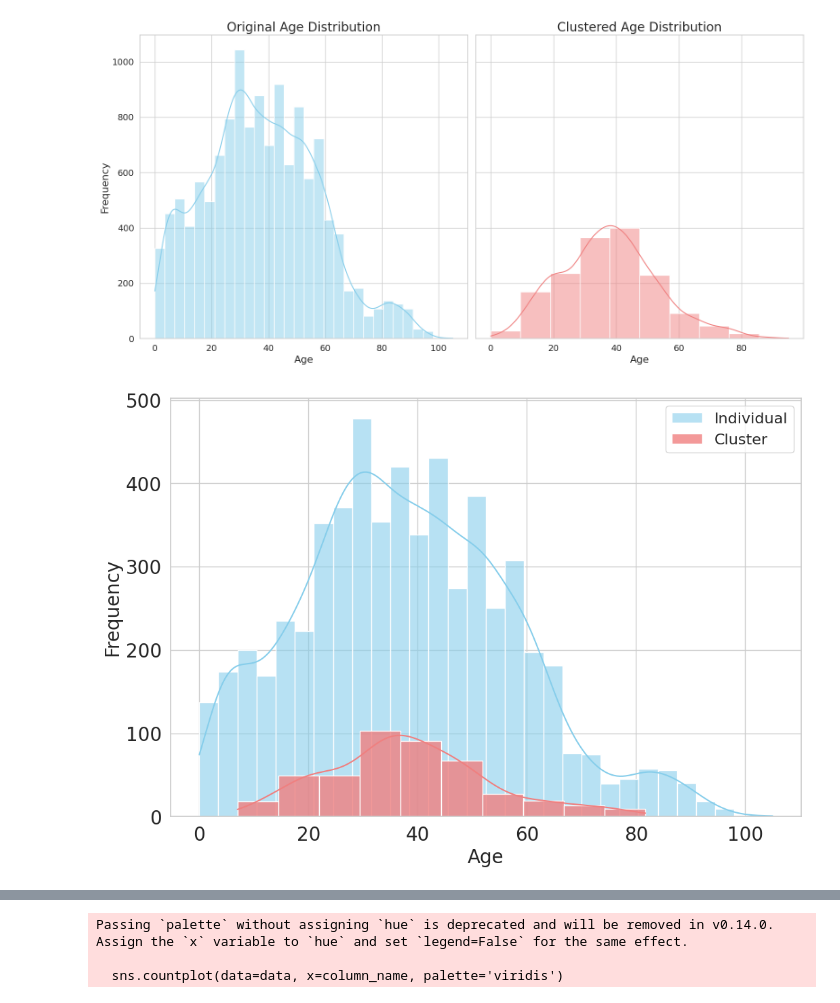
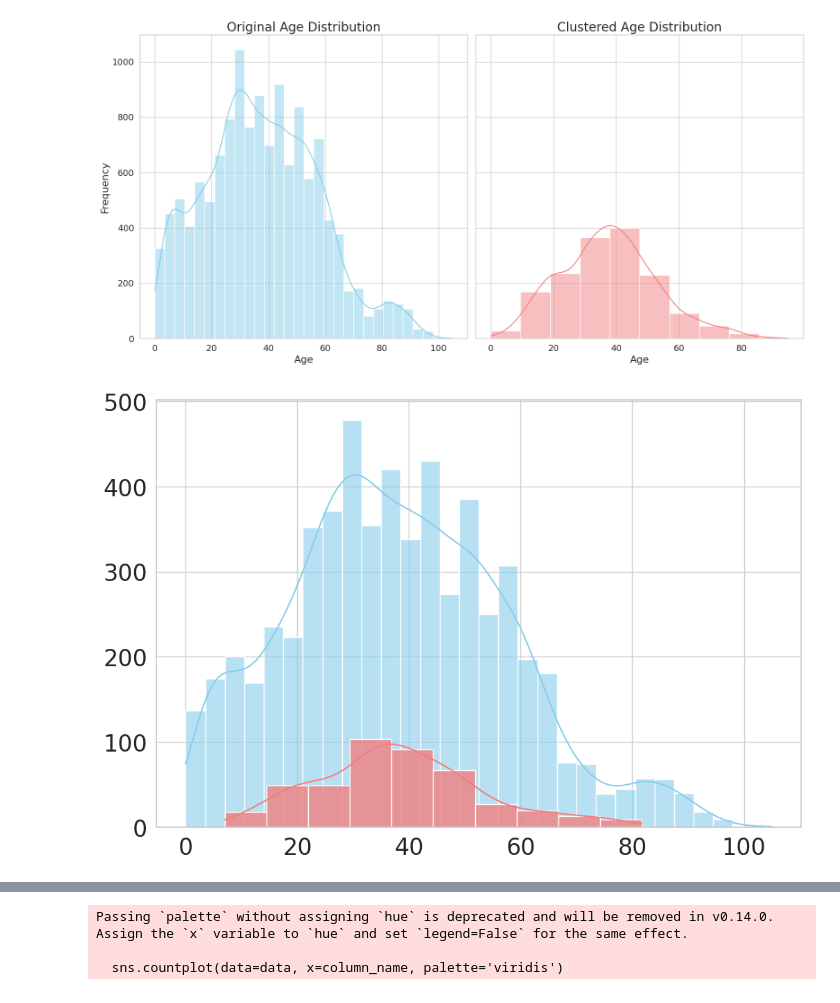
Before and after one commit to MLAI-Yonsei/CEVT, a Jupyter notebook: data/data_stats.ipynb, the cells around one changed output, grey strips where cells are left out. Cells and saved outputs as stored; diff of their text form; code cells hidden in the pictures.

```diff
--- a/data/data_stats.ipynb
+++ b/data/data_stats.ipynb
@@ -129,39 +128,39 @@ df = pd.read_csv(file_path)
 
 # Step 1: Compute the original distribution of 'age'
 original_age_distribution = df['age']
 
 # Step 2: Compute the average 'age' for each cluster
 categorical_columns = ['gender', 'is_korean', 'primary case', 'job_idx', 'rep_idx', 'place_idx', 'add_idx']
 df_numerical = df.drop(columns=categorical_columns)
 cluster_means = df_numerical.groupby('cluster').mean().reset_index()
 cluster_age_distribution = cluster_means['age']
 
 # Step 3: Plot both distributions on the same axis
 plt.figure(figsize=(12, 8))
 
 # Plot the original age distribution
 sns.histplot(original_age_distribution, bins=30, kde=True, color='skyblue', label='Individual', alpha=0.6)
 
 # Plot the clustered age distribution
 sns.histplot(cluster_age_distribution, bins=10, kde=True, color='lightcoral', label='Cluster', alpha=0.8)
 
 # Adding titles and labels with appropriate font sizes
-plt.xlabel('Age', fontsize=20)
-plt.ylabel('Frequency', fontsize=20)
-plt.xticks(fontsize=20)
-plt.yticks(fontsize=20)
+plt.xlabel('', fontsize=20)
+plt.ylabel('', fontsize=20)
+plt.xticks(fontsize=24)
+plt.yticks(fontsize=24)
 
 # Add a legend to distinguish between the two distributions
-plt.legend(fontsize=16)
+# plt.legend(fontsize=16)
 
 # # Save the plot as a high-resolution image
 output_plot_path = './figures/age_distribution.png'
 plt.savefig(output_plot_path, dpi=300, bbox_inches='tight')
 
 # Display the plot
 plt.show()
 # %% [output]
-[figure, old version]
+[figure, new version]
 # %%
 import pandas as pd
 import matplotlib.pyplot as plt
```
Also changed, not shown: parts of 7 cells of this notebook, 54 other files.
